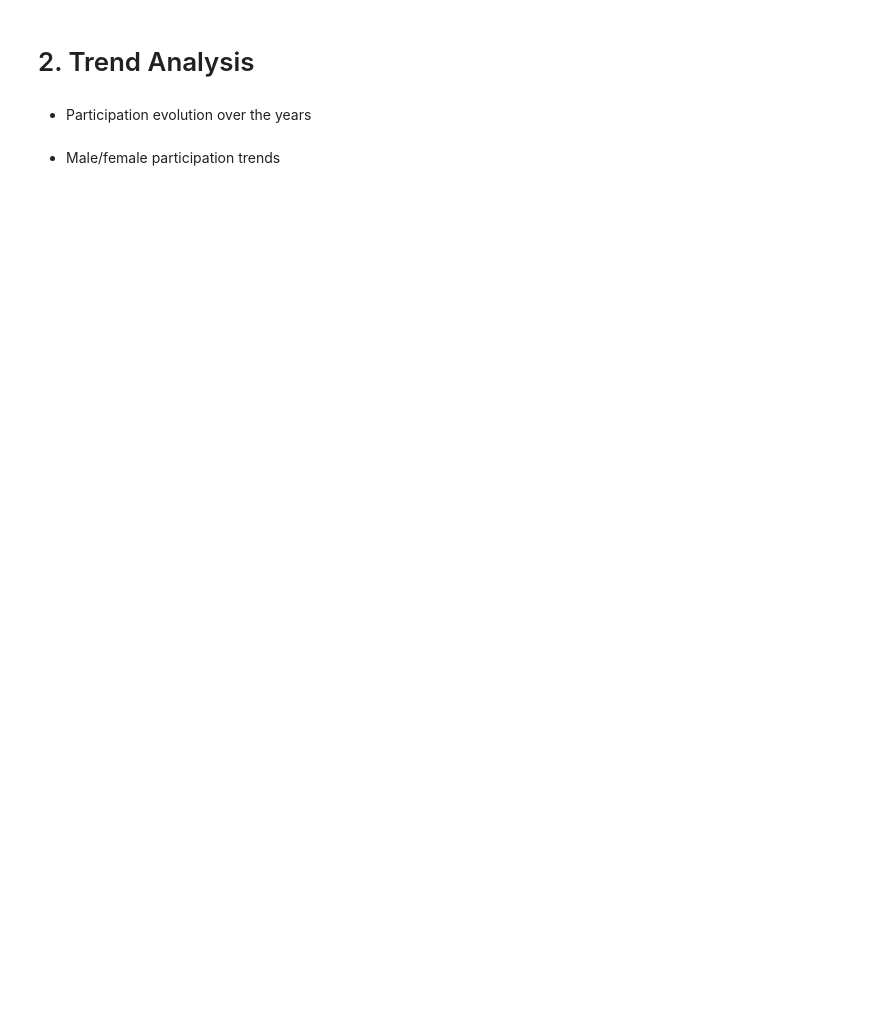
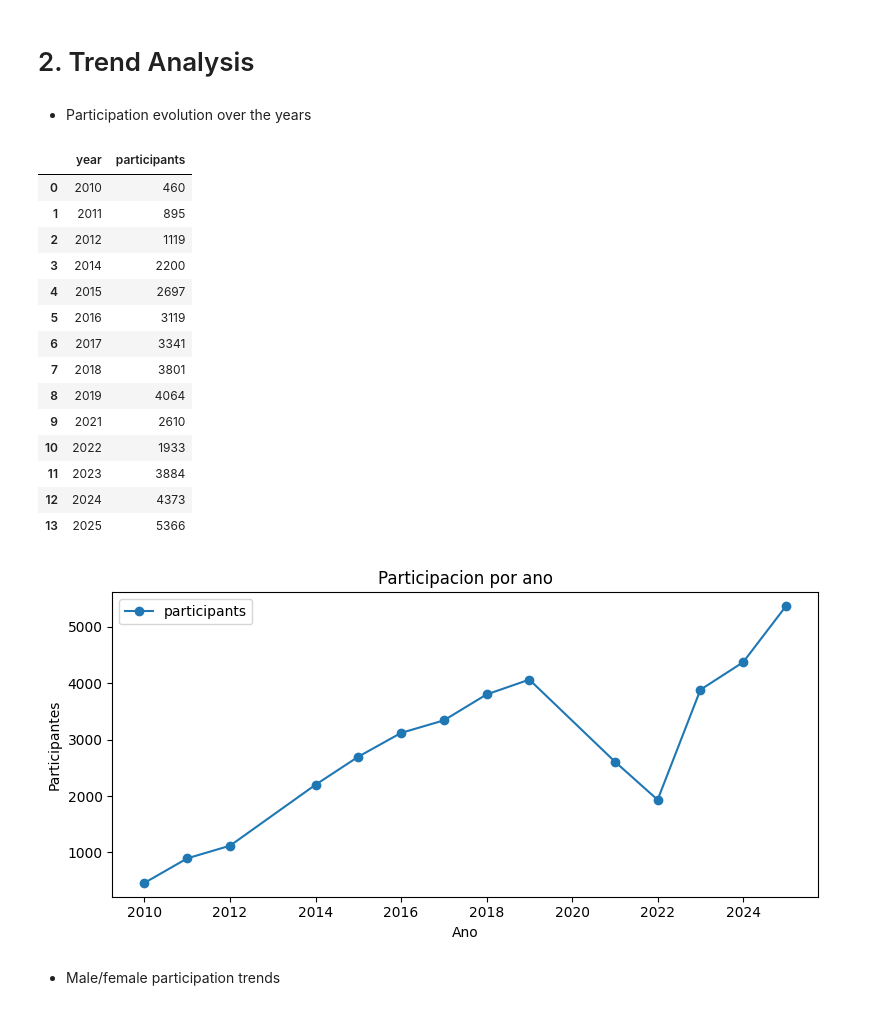
Before and after one commit to ivaanleeal/Task_3.3_Race_Analysis_Platform, a Jupyter notebook: analysis/Analysis.ipynb, the cells around one changed output. Saved outputs shown, nothing was run; the diff lists cells and outputs as text; code cells hidden in the pictures; blank space fills up the shorter version.

```diff
--- a/analysis/Analysis.ipynb
+++ b/analysis/Analysis.ipynb
@@ -8,5 +148,42 @@
 # 2. Trend Analysis
 # %% [markdown]
 - Participation evolution over the years
+# %%
+participants_by_year = (
+    df_valid.groupby("year")
+    .size()
+    .reset_index(name="participants")
+    .sort_values("year")
+)
+
+
+display(participants_by_year)
+
+
+ax = participants_by_year.plot(
+    x="year", y="participants", kind="line", marker="o", figsize=(8, 4)
+ )
+ax.set_title("Participacion por ano")
+ax.set_xlabel("Ano")
+ax.set_ylabel("Participantes")
+plt.tight_layout()
+plt.show()
+# %% [output]
+|  | year | participants |
+| 0 | 2010 | 460 |
+| 1 | 2011 | 895 |
+| 2 | 2012 | 1119 |
+| 3 | 2014 | 2200 |
+| 4 | 2015 | 2697 |
+| 5 | 2016 | 3119 |
+| 6 | 2017 | 3341 |
+| 7 | 2018 | 3801 |
+| 8 | 2019 | 4064 |
+| 9 | 2021 | 2610 |
+| 10 | 2022 | 1933 |
+| 11 | 2023 | 3884 |
+| 12 | 2024 | 4373 |
+| 13 | 2025 | 5366 |
+[figure, added]
 # %% [markdown]
 - Male/female participation trends
```
Also changed, not shown: parts of 12 cells of this notebook, 1 other file.
